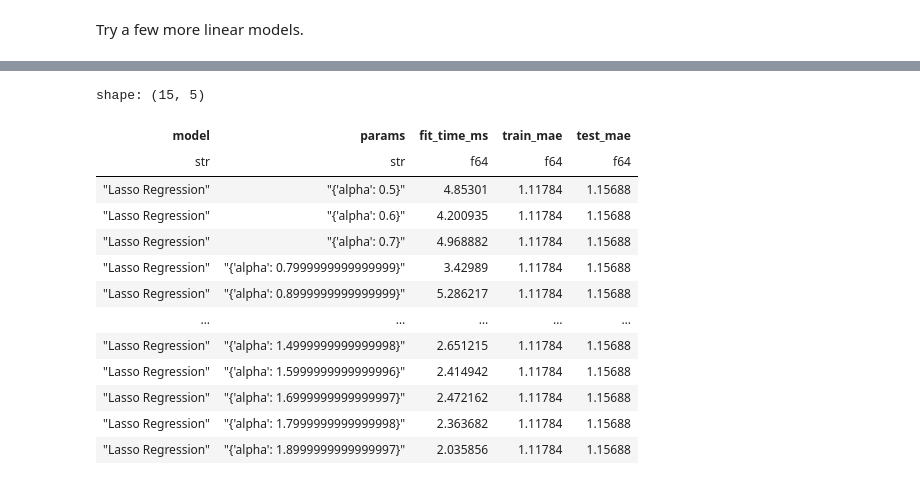
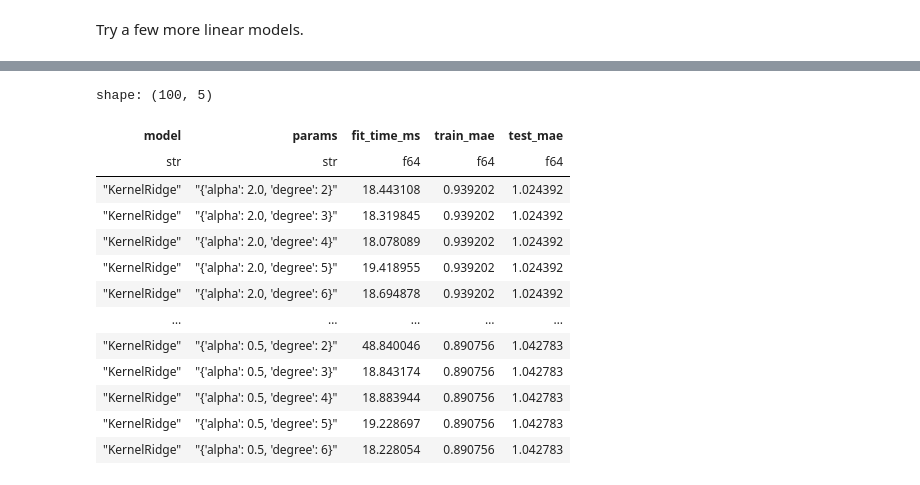
Before and after one commit to minimaxir/imdb-embeddings, a Jupyter notebook: sklearn_grid_search_test.ipynb, the cells around one changed output, grey strips where cells are left out. Drawn from its saved outputs; the diff is of its cells as text; code cells hidden in the pictures.

Commit message:
fix grid build + more model tests

```diff
--- a/sklearn_grid_search_test.ipynb
+++ b/sklearn_grid_search_test.ipynb
@@ -120,0 +95,5 @@ array([[0.8, 0.8],
+# %%
+param_values = [x.tolist() for x in param_grid.values()]
+
+combos = list(itertools.product(*param_values))
+combos
@@ -122,8 +119,7 @@ array([[0.8, 0.8],
 [zip shenanigans](https://stackoverflow.com/a/33737067) to map back to a list of dicts.
 # %%
 param_dicts = [
-    dict(zip(list(param_grid.keys()), combos[i].tolist()))
-    for i in range(combos.shape[0])
+    dict(zip(list(param_grid.keys()), combos[i])) for i in range(len(combos))
 ]
 param_dicts
 # %% [output]
@@ -147,19 +144,18 @@ param_dicts
 Functionalize.
 # %%
 def build_grid_dict(param_grid):
-    param_values = list(param_grid.values())
+    param_values = [x.tolist() for x in param_grid.values()]
 
-    combos = np.array(np.meshgrid(*param_values)).T.reshape(-1, len(param_values))
+    combos = list(itertools.product(*param_values))
     param_dicts = [
-        dict(zip(list(param_grid.keys()), combos[i].tolist()))
-        for i in range(combos.shape[0])
+        dict(zip(list(param_grid.keys()), combos[i])) for i in range(len(combos))
     ]
     return param_dicts
 
 
 param_grid = {
-    "C": np.arange(start=0.8, stop=1.2, step=0.1),
-    "epsilon": np.arange(start=0.8, stop=1.2, step=0.1),
+    "C": np.linspace(start=0.8, stop=1.2, num=5),
+    "epsilon": np.linspace(start=0.8, stop=1.2, num=5),
 }
 
 build_grid_dict(param_grid)[:5]
@@ -172,6 +168,11 @@ build_grid_dict(param_grid)[:5]
 # %% [markdown]
 Do the grid search!
 # %%
+# to guard against floating point precision issues when printing params
+def round_param_floats(params):
+    return {k: round(v, 4) if isinstance(v, float) else v for k, v in params.items()}
+
+
 def grid_search(model_class, param_grid, model_name=None):
     param_dicts = build_grid_dict(param_grid)
     result_dicts = []
@@ -192,7 +193,7 @@ def grid_search(model_class, param_grid, model_name=None):
         result_dicts.append(
             {
                 "model": model_name if model_name else model_class.__name__,
-                "params": str(params),
+                "params": str(round_param_floats(params)),
                 "fit_time_ms": (fit_end - fit_start) * 1000,
                 "train_mae": train_mae,
                 "test_mae": test_mae,
@@ -245,23 +277,24 @@ shape: (15, 5)
 # %%
-from sklearn.linear_model import Lasso
+from sklearn.kernel_ridge import KernelRidge
 
 param_grid = {
-    "alpha": np.arange(start=0.5, stop=2.0, step=0.1),
+    "alpha": np.linspace(start=0.5, stop=2.0, num=20),
+    "degree": np.arange(start=2, stop=7),
 }
 
-grid_search(Lasso, param_grid, "Lasso Regression")
+grid_search(KernelRidge, param_grid)
 # %% [output]
-shape: (15, 5)
+shape: (100, 5)
 | model | params | fit_time_ms | train_mae | test_mae |
 | str | str | f64 | f64 | f64 |
-| "Lasso Regression" | "{'alpha': 0.5}" | 4.85301 | 1.11784 | 1.15688 |
-| "Lasso Regression" | "{'alpha': 0.6}" | 4.200935 | 1.11784 | 1.15688 |
-| "Lasso Regression" | "{'alpha': 0.7}" | 4.968882 | 1.11784 | 1.15688 |
-| "Lasso Regression" | "{'alpha': 0.7999999999999999}" | 3.42989 | 1.11784 | 1.15688 |
-| "Lasso Regression" | "{'alpha': 0.8999999999999999}" | 5.286217 | 1.11784 | 1.15688 |
+| "KernelRidge" | "{'alpha': 2.0, 'degree': 2}" | 18.443108 | 0.939202 | 1.024392 |
+| "KernelRidge" | "{'alpha': 2.0, 'degree': 3}" | 18.319845 | 0.939202 | 1.024392 |
+| "KernelRidge" | "{'alpha': 2.0, 'degree': 4}" | 18.078089 | 0.939202 | 1.024392 |
+| "KernelRidge" | "{'alpha': 2.0, 'degree': 5}" | 19.418955 | 0.939202 | 1.024392 |
+| "KernelRidge" | "{'alpha': 2.0, 'degree': 6}" | 18.694878 | 0.939202 | 1.024392 |
 | … | … | … | … | … |
-| "Lasso Regression" | "{'alpha': 1.4999999999999998}" | 2.651215 | 1.11784 | 1.15688 |
-| "Lasso Regression" | "{'alpha': 1.5999999999999996}" | 2.414942 | 1.11784 | 1.15688 |
-| "Lasso Regression" | "{'alpha': 1.6999999999999997}" | 2.472162 | 1.11784 | 1.15688 |
-| "Lasso Regression" | "{'alpha': 1.7999999999999998}" | 2.363682 | 1.11784 | 1.15688 |
-| "Lasso Regression" | "{'alpha': 1.8999999999999997}" | 2.035856 | 1.11784 | 1.15688 |
+| "KernelRidge" | "{'alpha': 0.5, 'degree': 2}" | 48.840046 | 0.890756 | 1.042783 |
+| "KernelRidge" | "{'alpha': 0.5, 'degree': 3}" | 18.843174 | 0.890756 | 1.042783 |
+| "KernelRidge" | "{'alpha': 0.5, 'degree': 4}" | 18.883944 | 0.890756 | 1.042783 |
+| "KernelRidge" | "{'alpha': 0.5, 'degree': 5}" | 19.228697 | 0.890756 | 1.042783 |
+| "KernelRidge" | "{'alpha': 0.5, 'degree': 6}" | 18.228054 | 0.890756 | 1.042783 |
```
Also changed, not shown: parts of 19 cells of this notebook.
